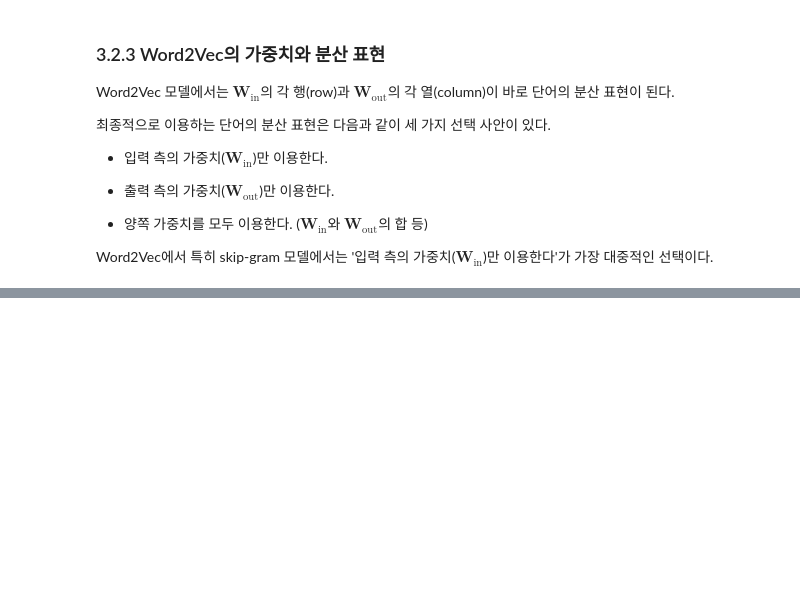
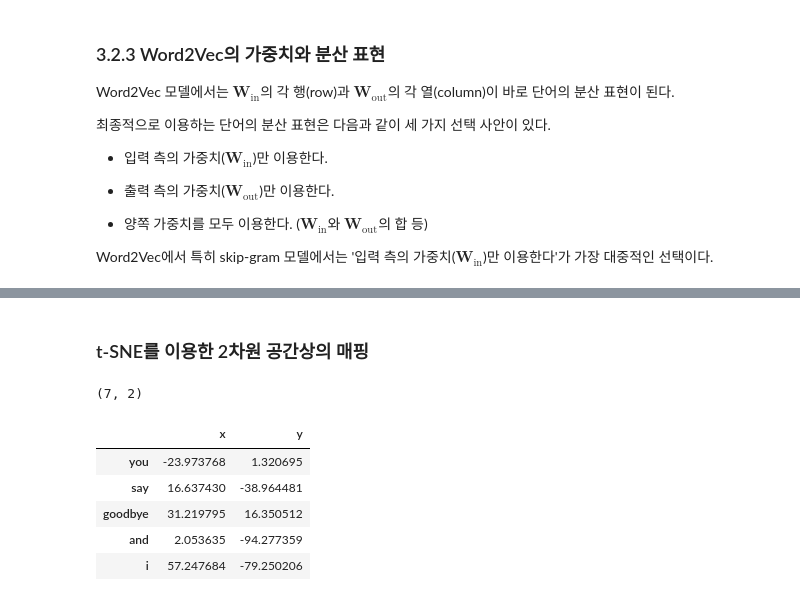
Before and after one commit to ExcelsiorCJH/DLFromScratch2, a Jupyter notebook: Chap03-Word2Vec/notebook.ipynb, the cells around one changed output, grey strips where cells are left out. Cells and saved outputs as stored; diff of their text form; code cells hidden in the pictures; blank space fills up the shorter version.

```diff
--- a/Chap03-Word2Vec/notebook.ipynb
+++ b/Chap03-Word2Vec/notebook.ipynb
@@ -143,0 +406,2 @@ Word2Vec에서 특히 skip-gram 모델에서는 '입력 측의 가중치($\mathb
+# %% [markdown]
+### t-SNE를 이용한 2차원 공간상의 매핑
@@ -143,0 +424,14 @@ Word2Vec에서 특히 skip-gram 모델에서는 '입력 측의 가중치($\mathb
+# %%
+df = pd.DataFrame(X_tsne, index=vocab, columns=['x', 'y'])
+df.shape
+# %% [output]
+(7, 2)
+# %%
+df.head()
+# %% [output]
+|  | x | y |
+| you | -23.973768 | 1.320695 |
+| say | 16.637430 | -38.964481 |
+| goodbye | 31.219795 | 16.350512 |
+| and | 2.053635 | -94.277359 |
+| i | 57.247684 | -79.250206 |
```
Also changed, not shown: parts of 25 cells of this notebook, 6 other files.
